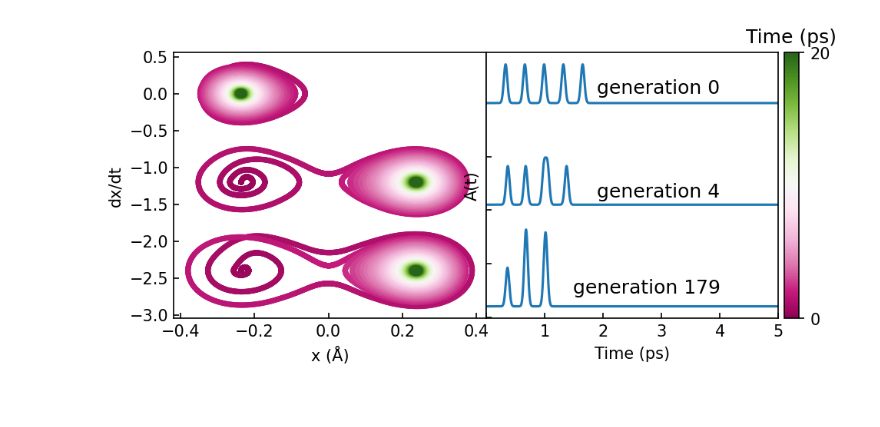
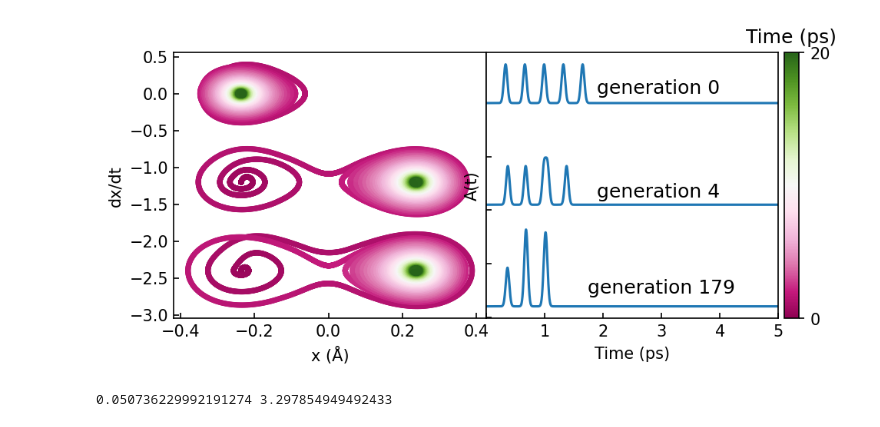
Before and after one commit to Sraddha-Agrawal/L2S, a Jupyter notebook: Final_figs_plots/Final_figs/Fig3/Fig3_plots.ipynb, the cells around one changed output. Saved outputs shown, nothing was run; the diff lists cells and outputs as text; code cells hidden in the pictures.

```diff
--- a/Final_figs_plots/Final_figs/Fig3/Fig3_plots.ipynb
+++ b/Final_figs_plots/Final_figs/Fig3/Fig3_plots.ipynb
@@ -111,12 +61,13 @@ Fig 3cd
 # %%
 # Fig 3cd---- Phase space + Protocols
+
 from mpl_toolkits.axes_grid1 import make_axes_locatable
 
 sol_x_all = np.loadtxt('Data/sol_x_3c.dat')
 sol_v_all = np.loadtxt('Data/sol_v_3c.dat')
 At_all = np.loadtxt('Data/protocol_3d.dat')
 
-freq_in_thz = 6.3507799295888985 # converts w=sqrt(k/m) in sqrt(THz/(Angstrom^2 * atomic mass unit)) to THz
+freq_in_thz = 6.3507799295888985
 t_in_ps = 1 / freq_in_thz
 
 tspan = [0, 20/t_in_ps]
@@ -131,32 +82,32 @@ for idx in range(len(sol_x_all)-1,-1,-1):
 
 ax3.set_xlabel('x (Å)')
 ax3.set_ylabel('dx/dt')
 ax3.tick_params(direction='in')
 
 divider = make_axes_locatable(ax4)
 cax = divider.append_axes("right", size="5%", pad=0.05)
 cax.set_position([0.8, 0.2, 0.03, 0.6])
 cbar = fig3cd.colorbar(sc, cax=cax,orientation='vertical')
 cbar.ax.set_title('Time (ps)')
 cbar.set_ticks([norm2.vmin, norm2.vmax])
 cbar.ax.set_yticklabels(['0', '20'])
 
 ax4.set_xlabel('Time (ps)')
 ax4.set_ylabel('A(t)', labelpad=0.5)
 ax4.set_xlim(0,5)
 ax4.tick_params(direction='in')
 
 ax4.text(0.80, 0.90, "generation 0", transform=ax4.transAxes,fontsize=12, va='top', ha='right')
 ax4.text(0.80, 0.51, "generation 4", transform=ax4.transAxes,fontsize=12, va='top', ha='right')
-ax4.text(0.80, 0.15, "generation 179", transform=ax4.transAxes,fontsize=12, va='top', ha='right')
+ax4.text(0.85, 0.15, "generation 179", transform=ax4.transAxes,fontsize=12, va='top', ha='right')
 ax4.set_yticklabels([])
 xticks_positions = ax4.get_xticks()
 xticks_labels = ax4.get_xticklabels()
 xticks_labels = [''] + [label.get_text() for label in xticks_labels[1:]]
 ax4.set_xticks(xticks_positions)
 ax4.set_xticklabels(xticks_labels)
 
 plt.subplots_adjust(wspace=0)
 #plt.savefig('Fig3cd.pdf', bbox_inches='tight')
 # %% [output]
-[figure, old version]
+[figure, new version]
@@ -162,0 +170,42 @@ plt.subplots_adjust(wspace=0)
+# %%
+import torch
+import torch.nn as nn
+from torch.utils.data import DataLoader
+from torchvision import datasets, transforms
+
+a=2*np.pi*(1/19.5)/freq_in_thz
+b=2*np.pi*(1/0.3)/freq_in_thz
+
+print(a,b)
+
+const_b1 = 1
+const_w2 = 10
+
+class TestFNN_ex2(nn.Module):
+    def __init__(self, input_size, hidden_size, output_size, w1_array):
+        super(TestFNN_ex2, self).__init__()
+        # Simple feed-forward with one hidden layer
+        self.fc1 = nn.Linear(input_size, hidden_size)
+        self.fc2 = nn.Linear(hidden_size, output_size)
+        #self.init_weights()
+
+    #def init_weights(self):
+        # Initialize weights and biases with Gaussian distribution (mean=0, std=1)
+        self.fc1.weight.data = torch.FloatTensor(w1_array).view(hidden_size, input_size)  # Ensure the correct shape
+        nn.init.constant_(self.fc1.bias, const_b1)
+        nn.init.constant_(self.fc2.weight, const_w2)
+        nn.init.constant_(self.fc2.bias, 0)
+
+
+    def forward(self, x):
+        x = torch.sin(self.fc1(x))  # Using sinusoidal activation function
+        x = self.fc2(x)
+        return x
+
+    def get_output(self, time):
+        """Get neural network output for a given time input."""
+        time_tensor = torch.tensor([[time]], dtype=torch.float32)
+        with torch.no_grad():
+            return self(time_tensor).item()
+# %% [output]
+0.050736229992191274 3.297854949492433
```
Also changed, not shown: parts of 8 cells of this notebook, 27 other files.
